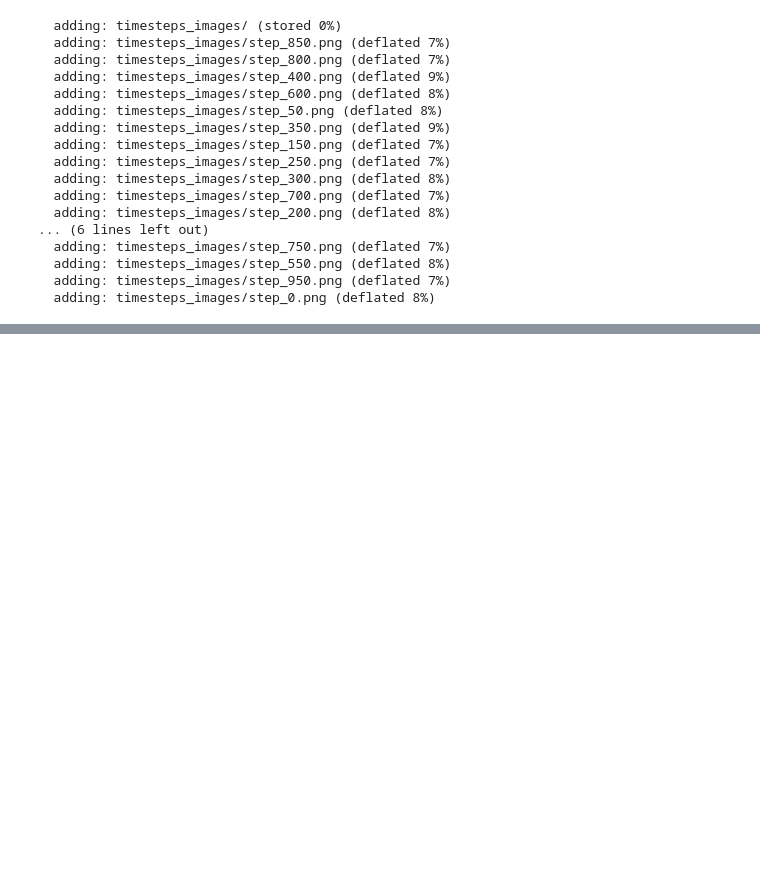
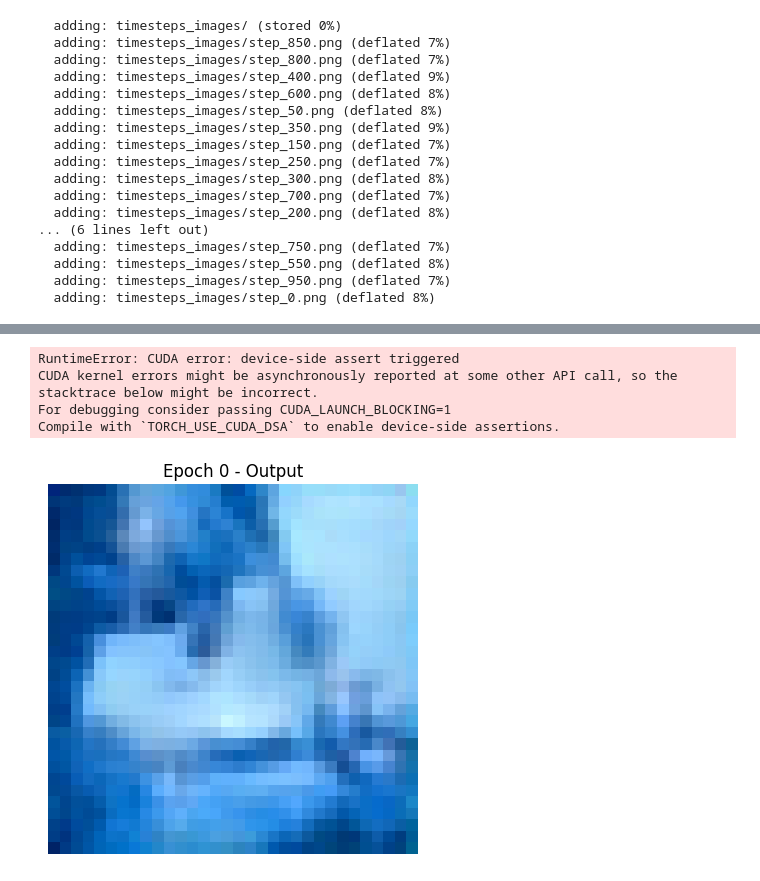
Before and after one commit to gregorylira/Diffusion-models, a Jupyter notebook: class_conditioned_diffusion_model.ipynb, the cells around one changed output, grey strips where cells are left out. Cells and saved outputs as stored; diff of their text form; code cells hidden in the pictures; blank space fills up the shorter version.

```diff
--- a/class_conditioned_diffusion_model.ipynb
+++ b/class_conditioned_diffusion_model.ipynb
@@ -475,0 +624,33 @@ WARNING:matplotlib.image:Clipping input data to the valid range for imshow with
+# %%
+x = torch.randn(10, 3, 32, 32).to(device)
+x = (x - x.min()) / (x.max() - x.min())  # Normaliza para [0, 1]
+
+y = torch.tensor([[i] * 1 for i in range(10)]).flatten().to(device)
+
+# Geração de imagens
+for i, t in tqdm(enumerate(noise_scheduler.timesteps)):
+    with torch.no_grad():
+        residual = net(x, t, y)
+
+    x = noise_scheduler.step(residual, t, x).prev_sample
+
+def show_image(tensor, title=None):
+    image = tensor.cpu().detach()
+    image = torchvision.utils.make_grid(image, nrow=10)
+    image = image.permute(1, 2, 0).clamp(0, 1).numpy()  # Ajusta o intervalo para [0, 1]
+    plt.imshow(image)
+    if title:
+        plt.title(title)
+    plt.axis('off')
+    plt.show()
+
+show_image(x, title='Generated Images')
+# %% [output]
+RuntimeError: CUDA error: device-side assert triggered
+CUDA kernel errors might be asynchronously reported at some other API call, so the stacktrace below might be incorrect.
+For debugging consider passing CUDA_LAUNCH_BLOCKING=1
+Compile with `TORCH_USE_CUDA_DSA` to enable device-side assertions.
+# %%
+show_image(x[-1], title=f'Epoch {epoch} - Output')
+# %% [output]
+[figure, added]
```
Also changed, not shown: parts of 7 cells of this notebook.
